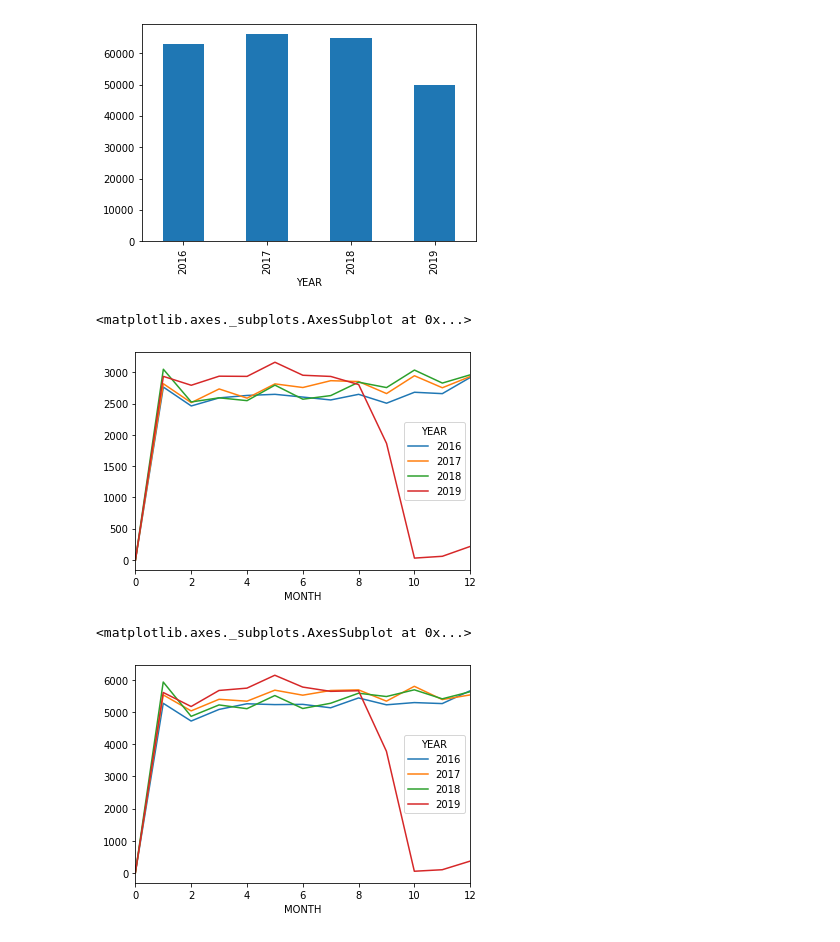
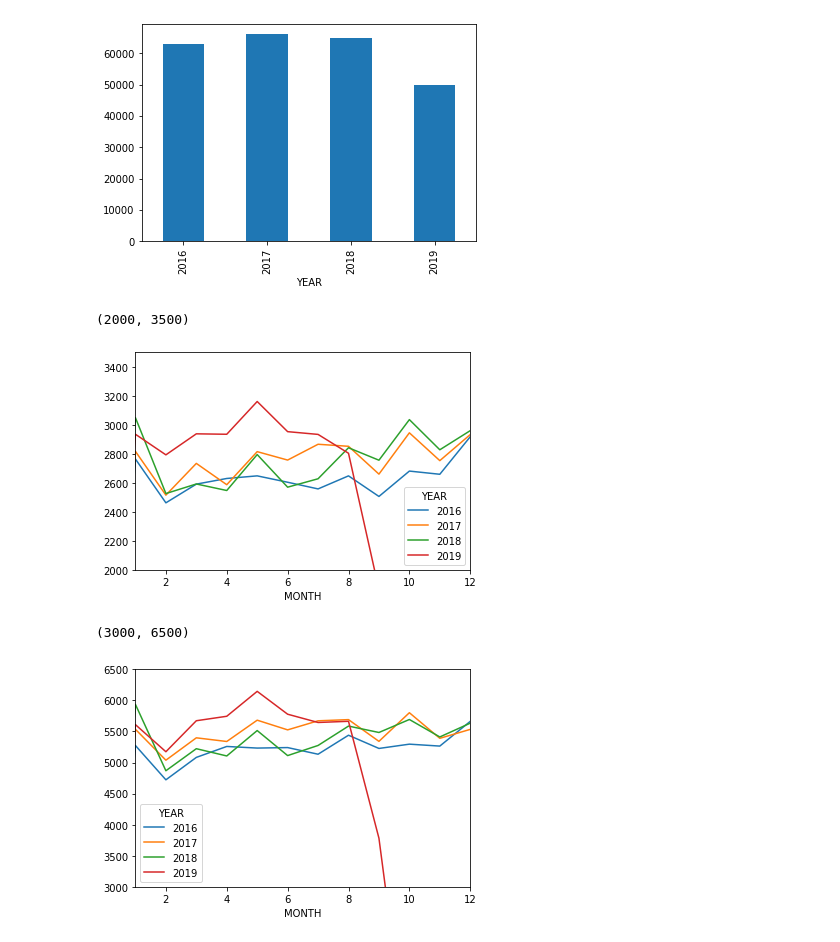
Before and after one commit to gabrielfrancous/Project-1, a Jupyter notebook: Project1_v1.ipynb, the cells around one changed output. Saved outputs shown, nothing was run; the diff lists cells and outputs as text; code cells hidden in the pictures.

```diff
--- a/Project1_v1.ipynb
+++ b/Project1_v1.ipynb
@@ -249,6 +249,7 @@ datapremtype.plot(kind="bar")
 <matplotlib.axes._subplots.AxesSubplot at 0x...>
 [figure]
 # %%
+#4 - Relationship between crimes and date
 #larceny (highest crime) by month
 larceny =  data['UCR CRIME CATEGORY']=="LARCENY-THEFT"
 datalarceny = data[larceny]
@@ -257,15 +258,20 @@ crimemonth = datalarceny.groupby(['YEAR','MONTH']).count()['OCCURRED ON'].reset_
 
 crimemonthpivot = crimemonth.pivot(index='MONTH', columns='YEAR', values='OCCURRED ON')
 crimemonthpivot.plot(kind='line')
+plt.xlim(1,12)
+plt.ylim(2000, 3500)
 # %% [output]
-<matplotlib.axes._subplots.AxesSubplot at 0x...>
+(2000, 3500)
-[figure, old version]
+[figure, new version]
 # %%
+#4 - Relationship between crimes and date
 #all crime by month
 allcrimemonth = data.groupby(['YEAR','MONTH']).count()['OCCURRED ON'].reset_index()
 
 allcrimemonth = allcrimemonth.pivot(index='MONTH', columns='YEAR', values='OCCURRED ON')
 allcrimemonth.plot(kind='line')
+plt.xlim(1,12)
+plt.ylim(3000, 6500)
 # %% [output]
-<matplotlib.axes._subplots.AxesSubplot at 0x...>
+(3000, 6500)
-[figure, old version]
+[figure, new version]
```
Also changed, not shown: parts of 7 cells of this notebook, 1 other file.
